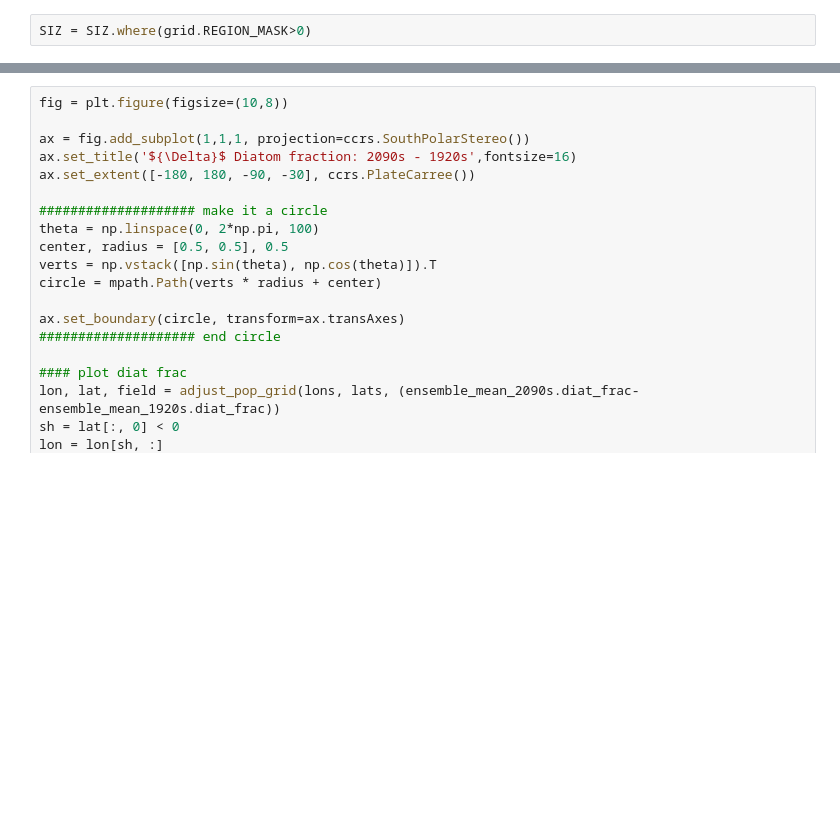
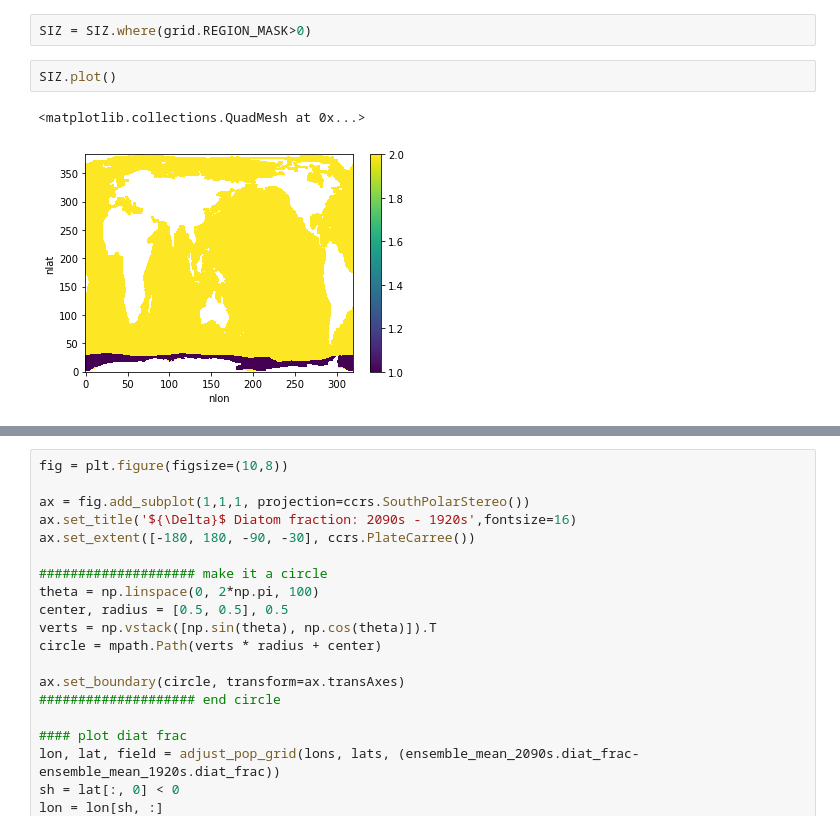
Before and after one commit to kristenkrumhardt/CESM1-LE-SO-diatoms, a Jupyter notebook: prelim_figs/phyto_change_fig.ipynb, the cells around one changed output, grey strips where cells are left out. Drawn from its saved outputs; the diff is of its cells as text; blank space fills up the shorter version.

```diff
--- a/making_figures/phyto_change_fig.ipynb
+++ b/prelim_figs/phyto_change_fig.ipynb
@@ -208,3 +209,8 @@ SIZ.plot()
 [figure]
 # %%
 SIZ = SIZ.where(grid.REGION_MASK>0)
+# %%
+SIZ.plot()
+# %% [output]
+<matplotlib.collections.QuadMesh at 0x...>
+[figure, added]
```
Also changed, not shown: parts of 25 cells of this notebook, 28 other files.
